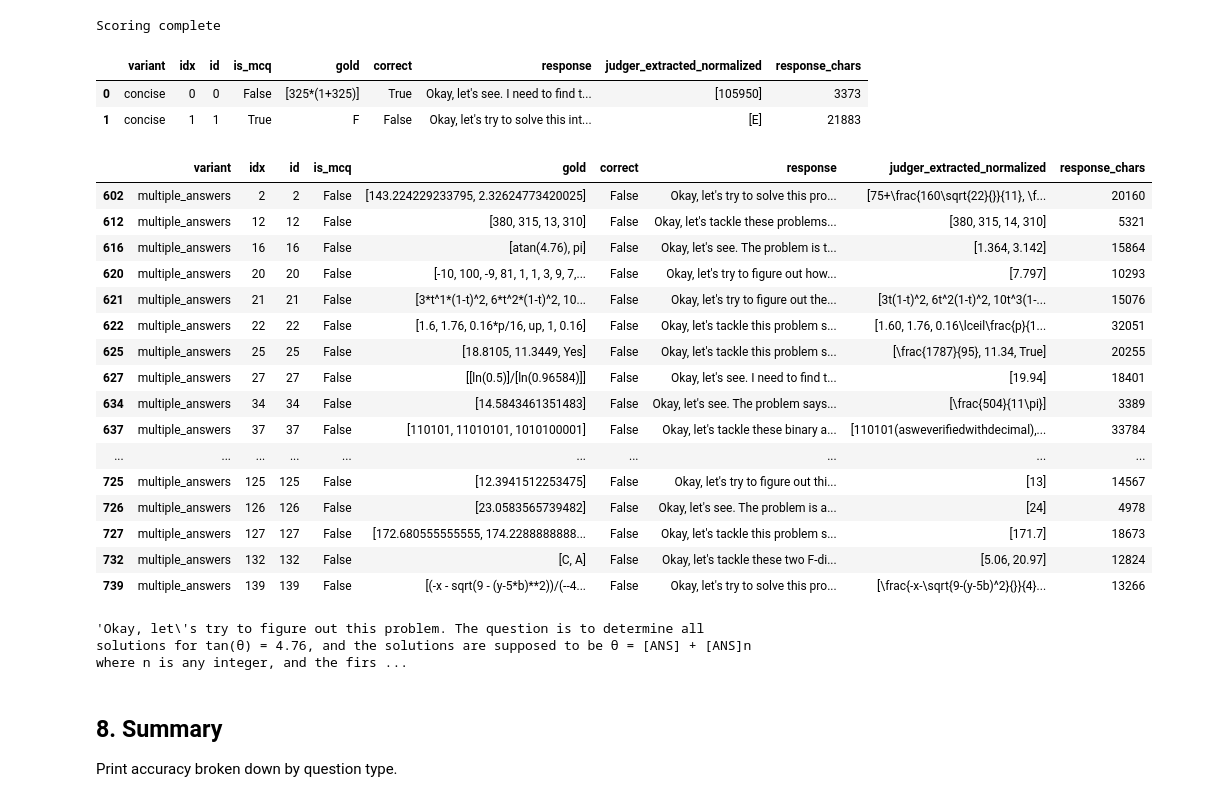
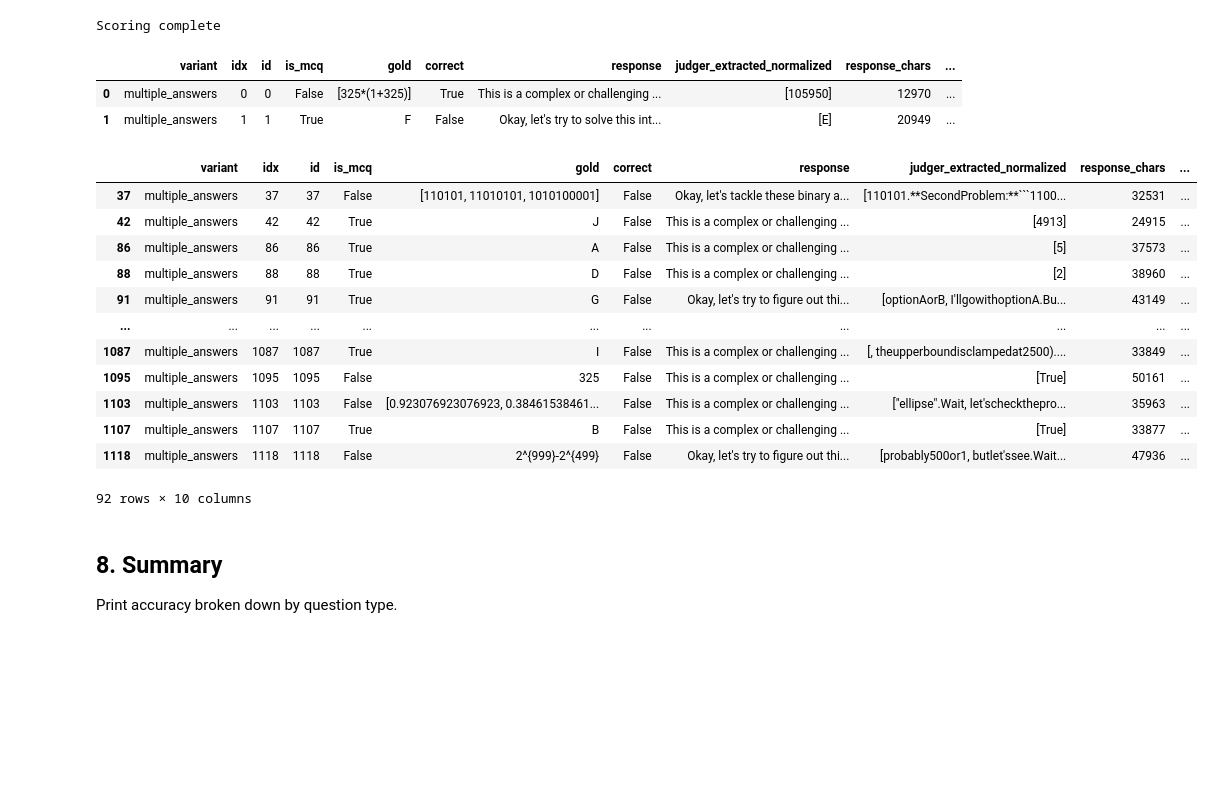
Before and after one commit to r4tangUCSD/151B_SP26_Competition, a Jupyter notebook: frq_cse151b_comp.ipynb, the cells around one changed output. Saved outputs shown, nothing was run; the diff lists cells and outputs as text; code cells hidden in the pictures; blank space fills up the shorter version.

````diff
--- a/frq_cse151b_comp.ipynb
+++ b/frq_cse151b_comp.ipynb
@@ -115,7 +115,7 @@ INFO 05-31 00:25:37 [__init__.py:239] Automatically detected platform cuda.
 # %%
-DATA_PATH   = "/content/drive/MyDrive/GitHub_Repos/151B_SP26_Competition/data/private.jsonl"
-data = [json.loads(line) for line in open(DATA_PATH)]
-len(data)
+# DATA_PATH   = "/content/drive/MyDrive/GitHub_Repos/151B_SP26_Competition/data/private.jsonl"
+# data = [json.loads(line) for line in open(DATA_PATH)]
+# len(data)
 # %% [output]
 943
 # %% [markdown]
@@ -378,7 +370,7 @@ vLLM handles batching and scheduling internally — no manual batching needed.
 frq_ids = [2, 3, 5, 7, 8, 16]
 N = 150
 #frq_data = [data[i] for i in frq_ids]
-frq_data = data[:N]
+frq_data = data
 # %%
 # Build prompts for first N entries
 prompts = {}
@@ -591,38 +558,33 @@ for variant, result_list in results.items():
             #"judger_extracted_split": extracted_split,
             "judger_extracted_normalized": extracted_normalized,
             "response_chars": len(response) if isinstance(response, str) else None,
+            'stop_reason': finish_reasons[variant][idx] if finish_reasons[variant][idx] else None
         })
 
 debug_df = pd.DataFrame(rows)
 debug_df.head(2)
 # %% [output]
-|  | variant | idx | id | is_mcq | gold | correct | response | judger_extracted_normalized | response_chars |
-| 0 | concise | 0 | 0 | False | [325*(1+325)] | True | Okay, let's see. I need to find t... | [105950] | 3373 |
-| 1 | concise | 1 | 1 | True | F | False | Okay, let's try to solve this int... | [E] | 21883 |
+|  | variant | idx | id | is_mcq | gold | correct | response | judger_extracted_normalized | response_chars | ... |
+| 0 | multiple_answers | 0 | 0 | False | [325*(1+325)] | True | This is a complex or challenging ... | [105950] | 12970 | ... |
+| 1 | multiple_answers | 1 | 1 | True | F | False | Okay, let's try to solve this int... | [E] | 20949 | ... |
 # %%
-debug_df[(debug_df["variant"] == "multiple_answers") & (debug_df["correct"] == False) & (debug_df["is_mcq"] == False)]
+debug_df[(debug_df["variant"] == "multiple_answers") & (debug_df["correct"] == False) & (debug_df["stop_reason"] == "length")]
 # %% [output]
-|  | variant | idx | id | is_mcq | gold | correct | response | judger_extracted_normalized | response_chars |
-| 602 | multiple_answers | 2 | 2 | False | [143.224229233795, 2.32624773420025] | False | Okay, let's try to solve this pro... | [75+\frac{160\sqrt{22}{}}{11}, \f... | 20160 |
-| 612 | multiple_answers | 12 | 12 | False | [380, 315, 13, 310] | False | Okay, let's tackle these problems... | [380, 315, 14, 310] | 5321 |
-| 616 | multiple_answers | 16 | 16 | False | [atan(4.76), pi] | False | Okay, let's see. The problem is t... | [1.364, 3.142] | 15864 |
-| 620 | multiple_answers | 20 | 20 | False | [-10, 100, -9, 81, 1, 1, 3, 9, 7,... | False | Okay, let's try to figure out how... | [7.797] | 10293 |
-| 621 | multiple_answers | 21 | 21 | False | [3*t^1*(1-t)^2, 6*t^2*(1-t)^2, 10... | False | Okay, let's try to figure out the... | [3t(1-t)^2, 6t^2(1-t)^2, 10t^3(1-... | 15076 |
-| 622 | multiple_answers | 22 | 22 | False | [1.6, 1.76, 0.16*p/16, up, 1, 0.16] | False | Okay, let's tackle this problem s... | [1.60, 1.76, 0.16\lceil\frac{p}{1... | 32051 |
-| 625 | multiple_answers | 25 | 25 | False | [18.8105, 11.3449, Yes] | False | Okay, let's tackle this problem s... | [\frac{1787}{95}, 11.34, True] | 20255 |
-| 627 | multiple_answers | 27 | 27 | False | [[ln(0.5)]/[ln(0.96584)]] | False | Okay, let's see. I need to find t... | [19.94] | 18401 |
-| 634 | multiple_answers | 34 | 34 | False | [14.5843461351483] | False | Okay, let's see. The problem says... | [\frac{504}{11\pi}] | 3389 |
-| 637 | multiple_answers | 37 | 37 | False | [110101, 11010101, 1010100001] | False | Okay, let's tackle these binary a... | [110101(asweverifiedwithdecimal),... | 33784 |
-| ... | ... | ... | ... | ... | ... | ... | ... | ... | ... |
-| 725 | multiple_answers | 125 | 125 | False | [12.3941512253475] | False | Okay, let's try to figure out thi... | [13] | 14567 |
-| 726 | multiple_answers | 126 | 126 | False | [23.0583565739482] | False | Okay, let's see. The problem is a... | [24] | 4978 |
-| 727 | multiple_answers | 127 | 127 | False | [172.680555555555, 174.2288888888... | False | Okay, let's tackle this problem s... | [171.7] | 18673 |
-| 732 | multiple_answers | 132 | 132 | False | [C, A] | False | Okay, let's tackle these two F-di... | [5.06, 20.97] | 12824 |
-| 739 | multiple_answers | 139 | 139 | False | [(-x - sqrt(9 - (y-5*b)**2))/(--4... | False | Okay, let's try to solve this pro... | [\frac{-x-\sqrt{9-(y-5b)^2}{}}{4}... | 13266 |
+|  | variant | idx | id | is_mcq | gold | correct | response | judger_extracted_normalized | response_chars | ... |
+| 37 | multiple_answers | 37 | 37 | False | [110101, 11010101, 1010100001] | False | Okay, let's tackle these binary a... | [110101.**SecondProblem:**```1100... | 32531 | ... |
+| 42 | multiple_answers | 42 | 42 | True | J | False | This is a complex or challenging ... | [4913] | 24915 | ... |
+| 86 | multiple_answers | 86 | 86 | True | A | False | This is a complex or challenging ... | [5] | 37573 | ... |
+| 88 | multiple_answers | 88 | 88 | True | D | False | This is a complex or challenging ... | [2] | 38960 | ... |
+| 91 | multiple_answers | 91 | 91 | True | G | False | Okay, let's try to figure out thi... | [optionAorB, I'llgowithoptionA.Bu... | 43149 | ... |
+| ... | ... | ... | ... | ... | ... | ... | ... | ... | ... | ... |
+| 1087 | multiple_answers | 1087 | 1087 | True | I | False | This is a complex or challenging ... | [, theupperboundisclampedat2500).... | 33849 | ... |
+| 1095 | multiple_answers | 1095 | 1095 | False | 325 | False | This is a complex or challenging ... | [True] | 50161 | ... |
+| 1103 | multiple_answers | 1103 | 1103 | False | [0.923076923076923, 0.38461538461... | False | This is a complex or challenging ... | ["ellipse".Wait, let'scheckthepro... | 35963 | ... |
+| 1107 | multiple_answers | 1107 | 1107 | True | B | False | This is a complex or challenging ... | [True] | 33877 | ... |
+| 1118 | multiple_answers | 1118 | 1118 | False | 2^{999}-2^{499} | False | Okay, let's try to figure out thi... | [probably500or1, butlet'ssee.Wait... | 47936 | ... |
+92 rows × 10 columns
 # %%
-debug_df[debug_df["id"] == 16].get('response').values[-1]
+debug_df[debug_df["id"] == 1].get('response').values[-1]
-# %% [output]
-'Okay, let\'s try to figure out this problem. The question is to determine all solutions for tan(θ) = 4.76, and the solutions are supposed to be θ = [ANS] + [ANS]n where n is any integer, and the firs ...
 # %% [markdown]
 ## 8. Summary
 
````
Also changed, not shown: parts of 10 cells of this notebook, 1 other file.
